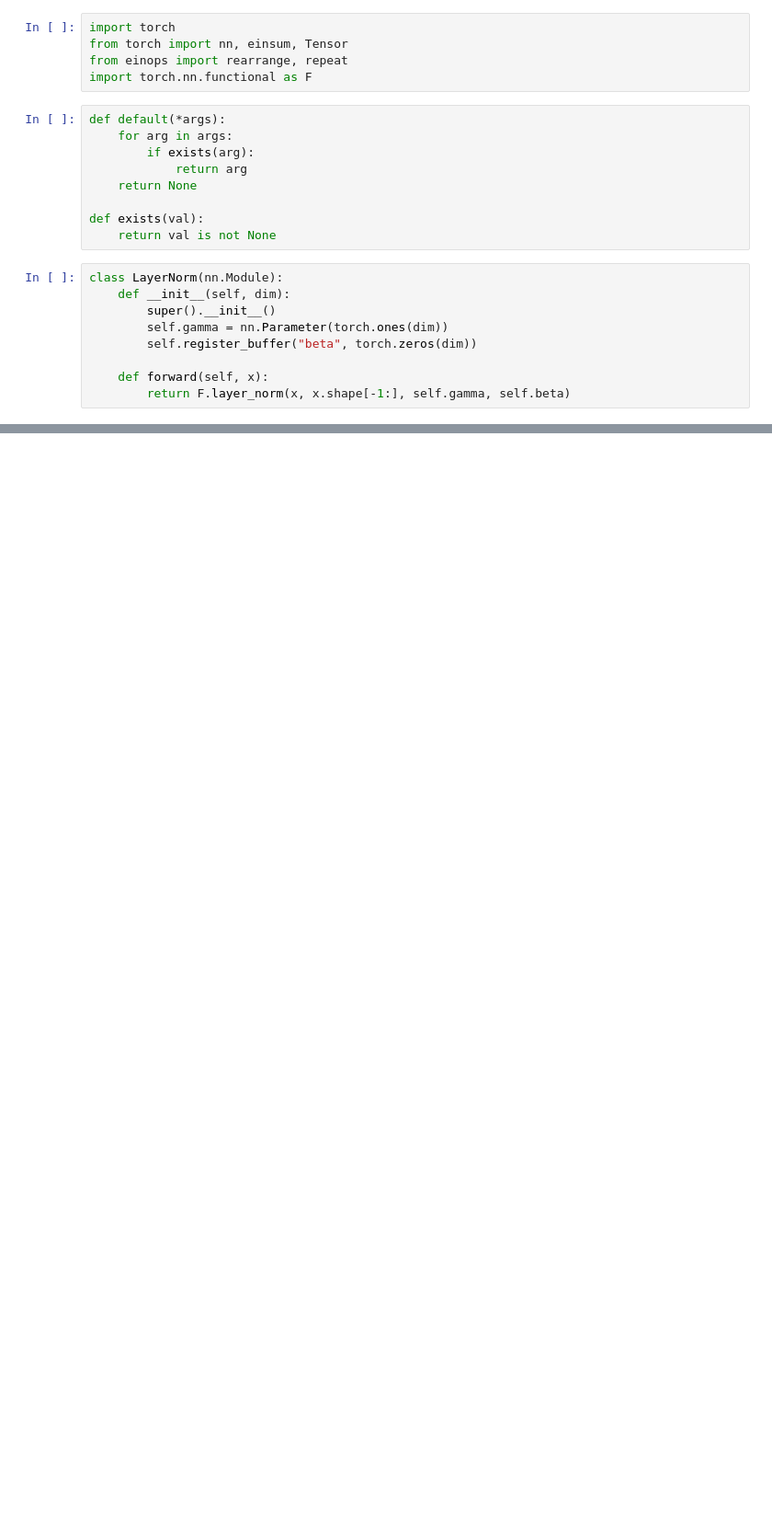
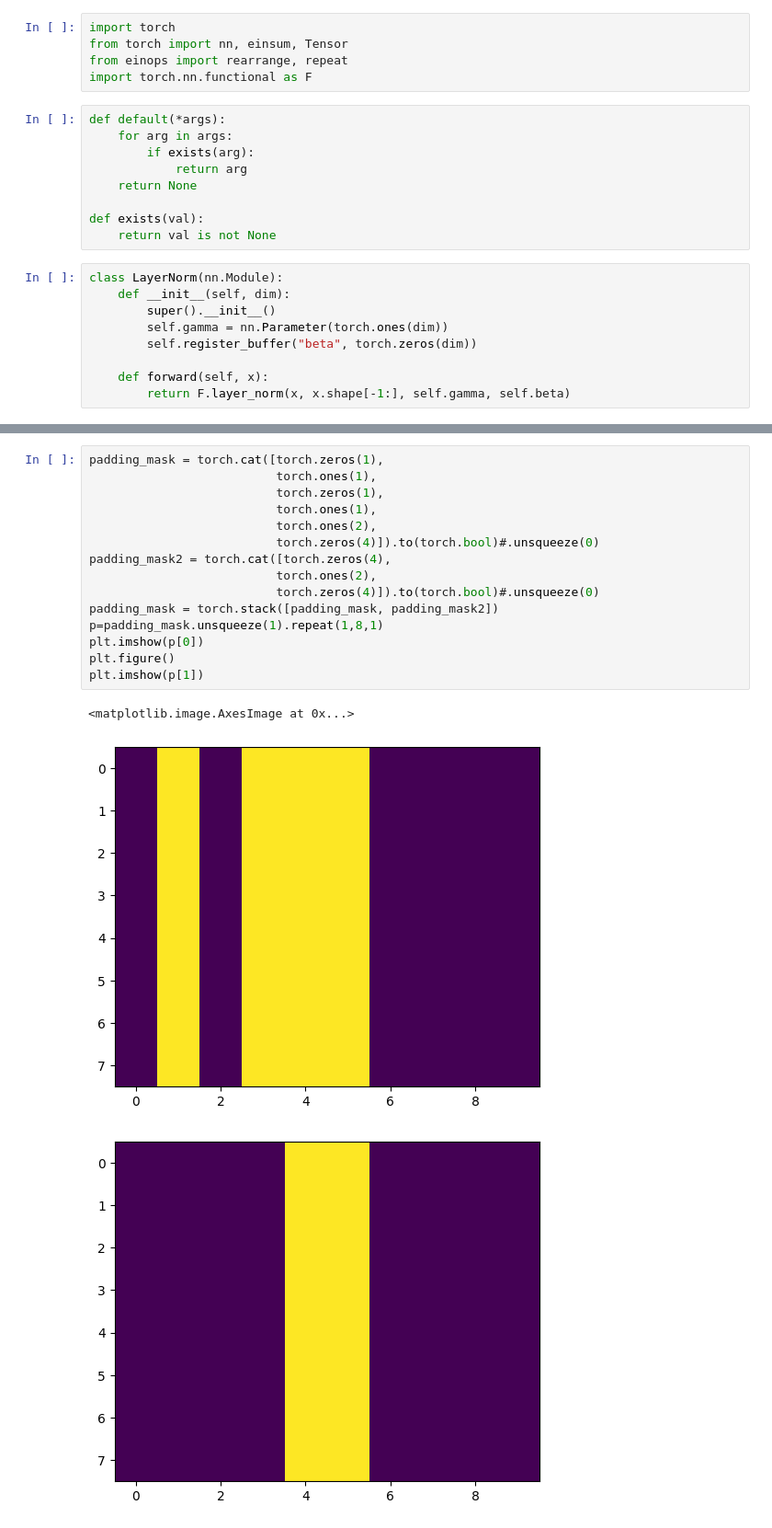
Before and after one commit to josiahbjorgaard/mca-paper, a Jupyter notebook: Notebooks/AttentionPrototyping.ipynb, the cells around one changed output, grey strips where cells are left out. Shown at 92% size. Cells and saved outputs as stored; diff of their text form; blank space fills up the shorter version.

```diff
--- a/Notebooks/AttentionPrototyping.ipynb
+++ b/Notebooks/AttentionPrototyping.ipynb
@@ -23,0 +61,19 @@ class LayerNorm(nn.Module):
+# %%
+padding_mask = torch.cat([torch.zeros(1),
+                          torch.ones(1),
+                          torch.zeros(1),
+                          torch.ones(1),
+                          torch.ones(2),
+                          torch.zeros(4)]).to(torch.bool)#.unsqueeze(0)
+padding_mask2 = torch.cat([torch.zeros(4),
+                          torch.ones(2),
+                          torch.zeros(4)]).to(torch.bool)#.unsqueeze(0)
+padding_mask = torch.stack([padding_mask, padding_mask2])
+p=padding_mask.unsqueeze(1).repeat(1,8,1)
+plt.imshow(p[0])
+plt.figure()
+plt.imshow(p[1])
+# %% [output]
+<matplotlib.image.AxesImage at 0x...>
+[figure, added]
+[figure, added]
```
Also changed, not shown: parts of 24 cells of this notebook, 2 other files.
